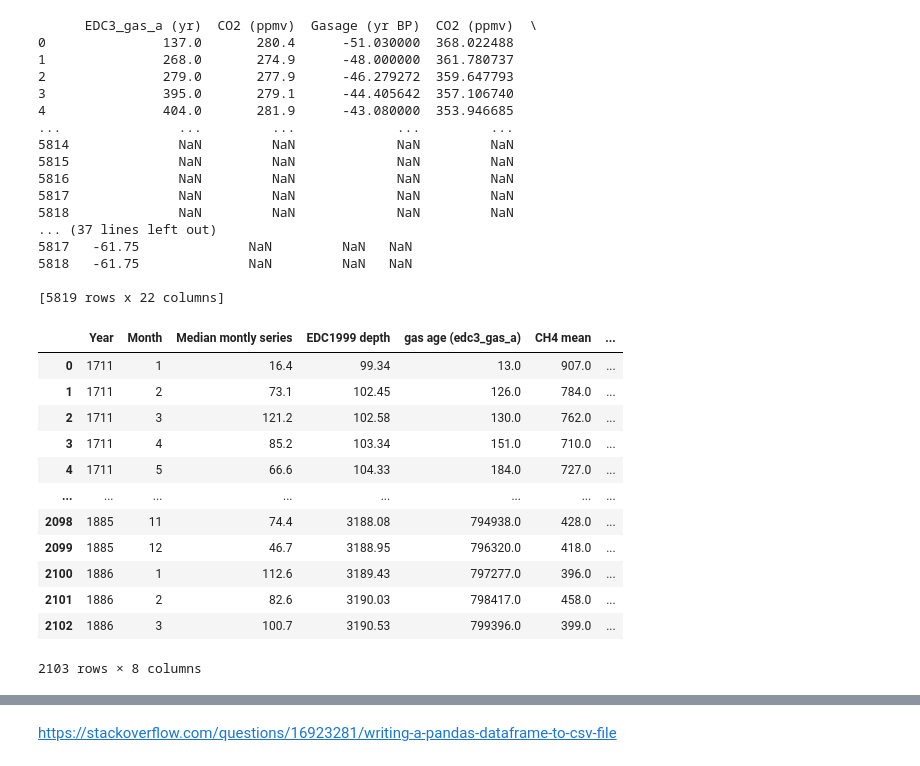
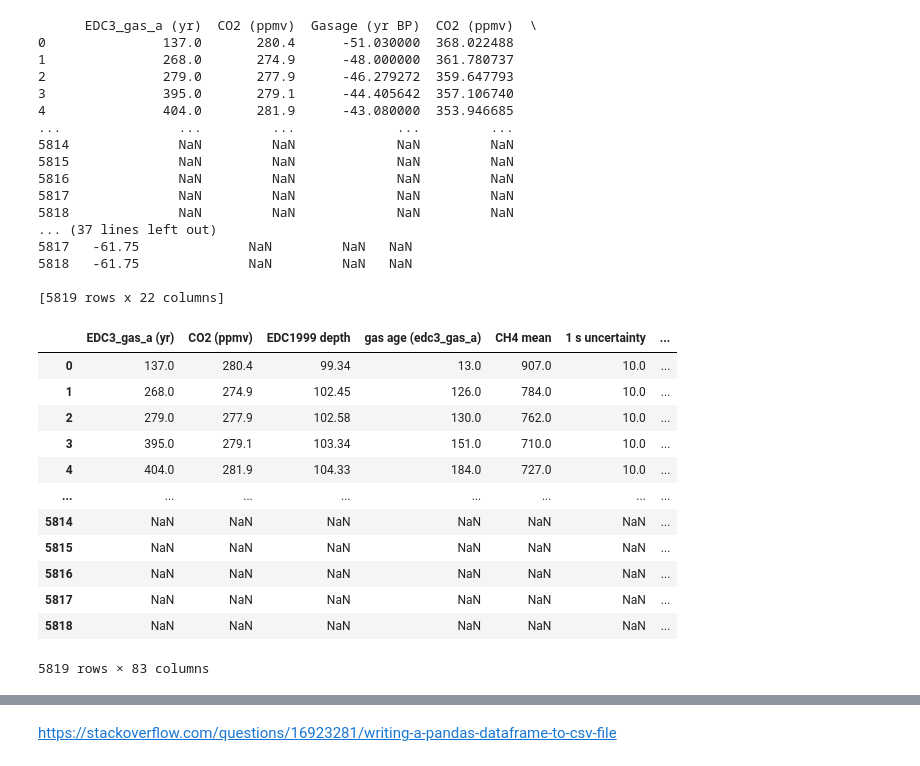
Before and after one commit to dectan/Programming-for-Data-Analysis-Project-2, a Jupyter notebook: test3.ipynb, the cells around one changed output, grey strips where cells are left out. Cells and saved outputs as stored; diff of their text form; code cells hidden in the pictures.

```diff
--- a/test3.ipynb
+++ b/test3.ipynb
@@ -585,16 +583,0 @@ co2_nature_mauna_loa1=co2_nature_mauna_loa1.dropna()
-# %%
-co2_nature_mauna_loa1
-# %% [output]
-|  | Year | Month | Median montly series | EDC1999 depth | gas age (edc3_gas_a) | CH4 mean | ... |
-| 0 | 1711 | 1 | 16.4 | 99.34 | 13.0 | 907.0 | ... |
-| 1 | 1711 | 2 | 73.1 | 102.45 | 126.0 | 784.0 | ... |
-| 2 | 1711 | 3 | 121.2 | 102.58 | 130.0 | 762.0 | ... |
-| 3 | 1711 | 4 | 85.2 | 103.34 | 151.0 | 710.0 | ... |
-| 4 | 1711 | 5 | 66.6 | 104.33 | 184.0 | 727.0 | ... |
-| ... | ... | ... | ... | ... | ... | ... | ... |
-| 2098 | 1885 | 11 | 74.4 | 3188.08 | 794938.0 | 428.0 | ... |
-| 2099 | 1885 | 12 | 46.7 | 3188.95 | 796320.0 | 418.0 | ... |
-| 2100 | 1886 | 1 | 112.6 | 3189.43 | 797277.0 | 396.0 | ... |
-| 2101 | 1886 | 2 | 82.6 | 3190.03 | 798417.0 | 458.0 | ... |
-| 2102 | 1886 | 3 | 100.7 | 3190.53 | 799396.0 | 399.0 | ... |
-2103 rows × 8 columns
@@ -600,0 +593,16 @@ co2_nature_mauna_loa1
+# %%
+merged2
+# %% [output]
+|  | EDC3_gas_a (yr) | CO2 (ppmv) | EDC1999 depth | gas age (edc3_gas_a) | CH4 mean | 1 s uncertainty | ... |
+| 0 | 137.0 | 280.4 | 99.34 | 13.0 | 907.0 | 10.0 | ... |
+| 1 | 268.0 | 274.9 | 102.45 | 126.0 | 784.0 | 10.0 | ... |
+| 2 | 279.0 | 277.9 | 102.58 | 130.0 | 762.0 | 10.0 | ... |
+| 3 | 395.0 | 279.1 | 103.34 | 151.0 | 710.0 | 10.0 | ... |
+| 4 | 404.0 | 281.9 | 104.33 | 184.0 | 727.0 | 10.0 | ... |
+| ... | ... | ... | ... | ... | ... | ... | ... |
+| 5814 | NaN | NaN | NaN | NaN | NaN | NaN | ... |
+| 5815 | NaN | NaN | NaN | NaN | NaN | NaN | ... |
+| 5816 | NaN | NaN | NaN | NaN | NaN | NaN | ... |
+| 5817 | NaN | NaN | NaN | NaN | NaN | NaN | ... |
+| 5818 | NaN | NaN | NaN | NaN | NaN | NaN | ... |
+5819 rows × 83 columns
```
Also changed, not shown: parts of 22 cells of this notebook, 3 other files.
